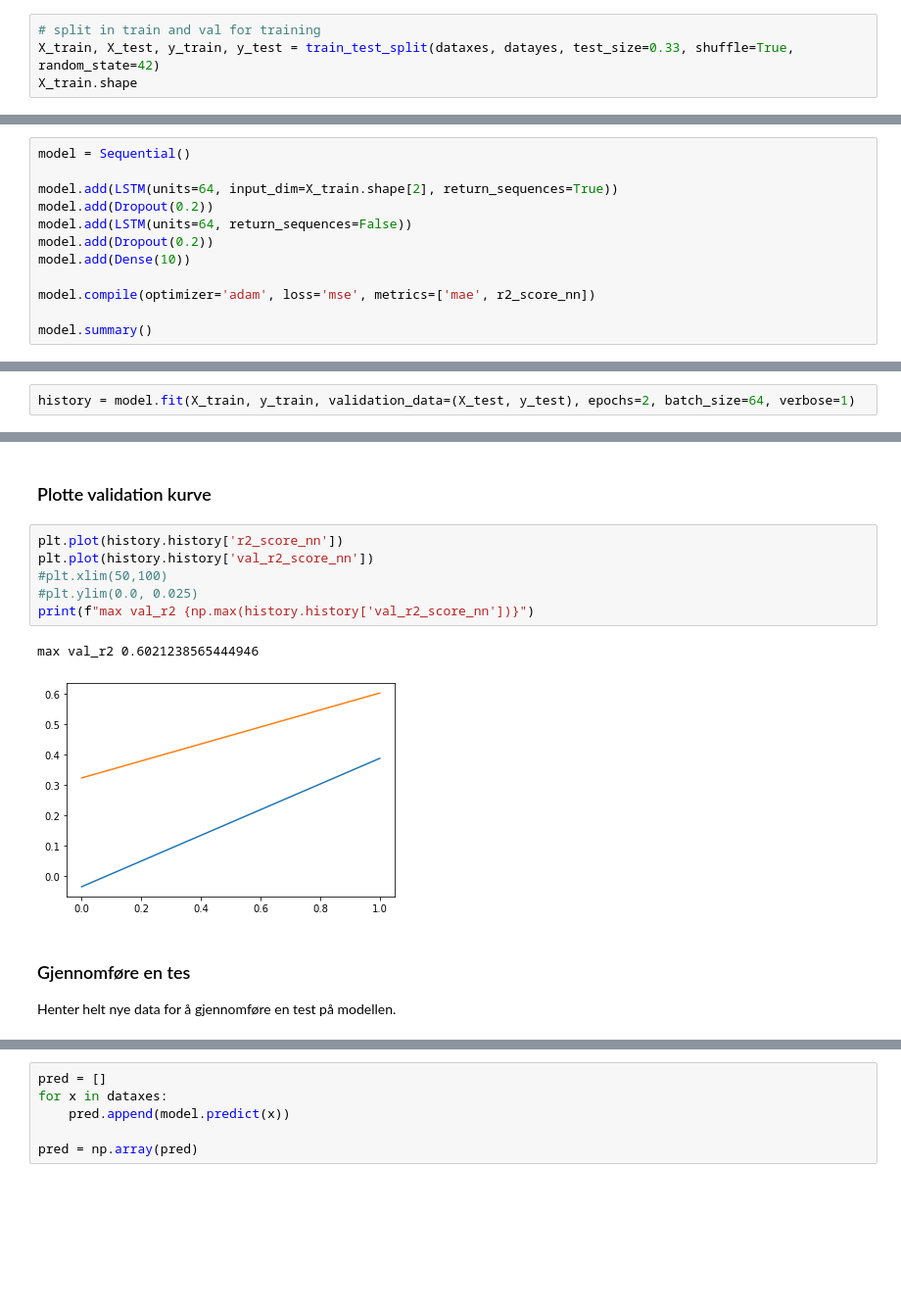
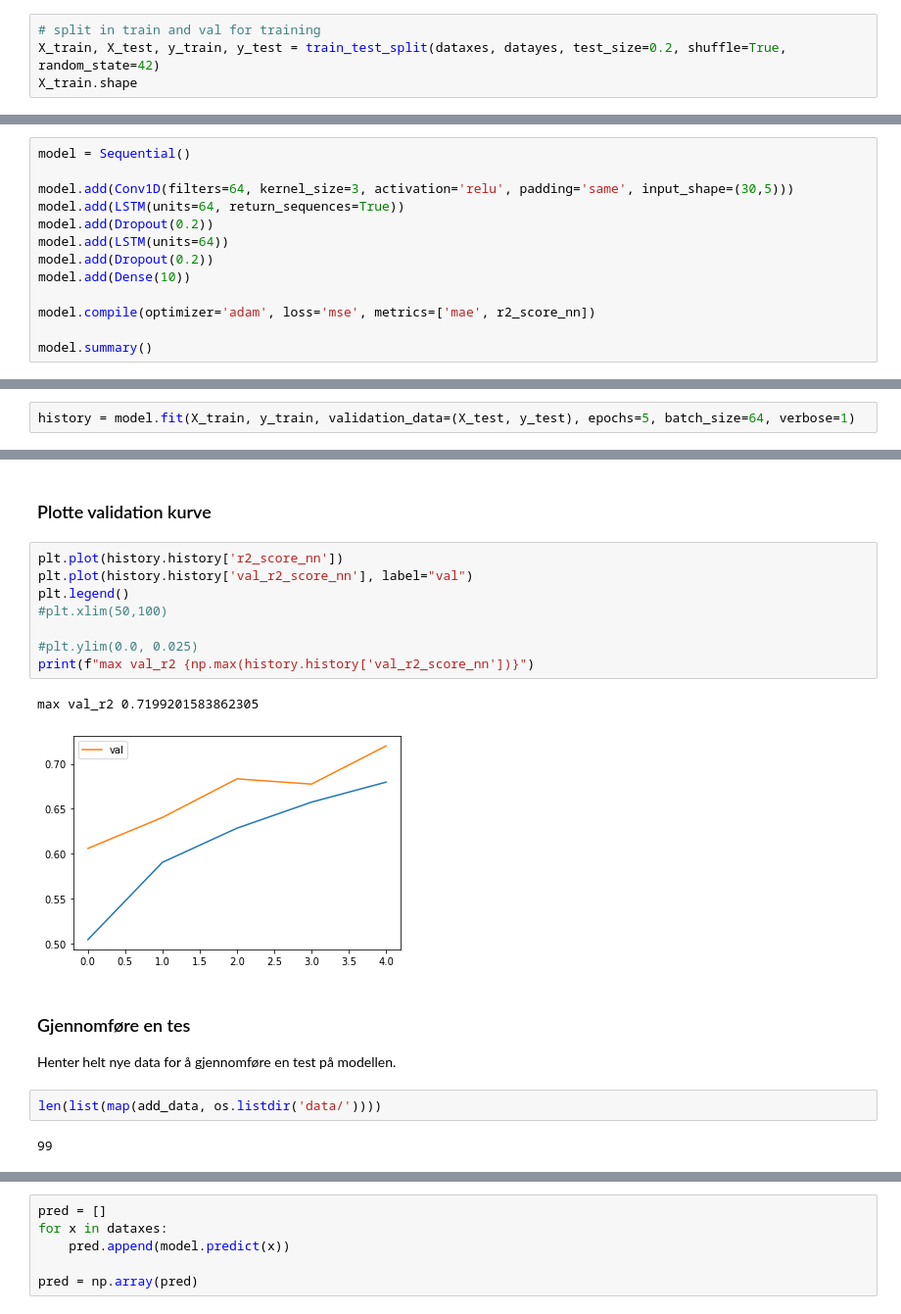
Before and after one commit to stianteien/instradag, a Jupyter notebook: RNN_build.ipynb, the cells around one changed output, grey strips where cells are left out. Shown: that part at 98% size. Drawn from its saved outputs; the diff is of its cells as text; blank space fills up the shorter version.

Commit message:
lagt til mer data og forandret tilbake rnn_build

```diff
--- a/RNN_build.ipynb
+++ b/RNN_build.ipynb
@@ -122,6 +124,6 @@ with open('premade_data/y_88dager.pkl', 'wb') as f:
     pickle.dump(datayes, f)
 # %%
 # split in train and val for training
-X_train, X_test, y_train, y_test = train_test_split(dataxes, datayes, test_size=0.33, shuffle=True, random_state=42)
+X_train, X_test, y_train, y_test = train_test_split(dataxes, datayes, test_size=0.2, shuffle=True, random_state=42)
 X_train.shape
 # %% [output]
@@ -132,9 +134,10 @@ Bruker LSTM. gode greier. Har ikke gridsearched eller kfold.
 # %%
 model = Sequential()
 
-model.add(LSTM(units=64, input_dim=X_train.shape[2], return_sequences=True))
+model.add(Conv1D(filters=64, kernel_size=3, activation='relu', padding='same', input_shape=(30,5)))
+model.add(LSTM(units=64, return_sequences=True))
 model.add(Dropout(0.2))
-model.add(LSTM(units=64, return_sequences=False))
+model.add(LSTM(units=64))
 model.add(Dropout(0.2))
 model.add(Dense(10))
 
@@ -161,5 +166,5 @@ Trainable params: 57,226
 Non-trainable params: 0
 _________________________________________________________________
 # %%
-history = model.fit(X_train, y_train, validation_data=(X_test, y_test), epochs=2, batch_size=64, verbose=1)
+history = model.fit(X_train, y_train, validation_data=(X_test, y_test), epochs=5, batch_size=64, verbose=1)
 # %% [output]
@@ -171,14 +183,20 @@ Epoch 2/2
 ### Plotte validation kurve
 # %%
 plt.plot(history.history['r2_score_nn'])
-plt.plot(history.history['val_r2_score_nn'])
+plt.plot(history.history['val_r2_score_nn'], label="val")
+plt.legend()
 #plt.xlim(50,100)
+
 #plt.ylim(0.0, 0.025)
 print(f"max val_r2 {np.max(history.history['val_r2_score_nn'])}")
 # %% [output]
-max val_r2 0.6021238565444946
+max val_r2 0.7199201583862305
-[figure, old version]
+[figure, new version]
 # %% [markdown]
 ### Gjennomføre en tes
 Henter helt nye data for å gjennomføre en test på modellen.
+# %%
+len(list(map(add_data, os.listdir('data/'))))
+# %% [output]
+99
 # %%
```
Also changed, not shown: parts of 11 cells of this notebook, 11 other files.
